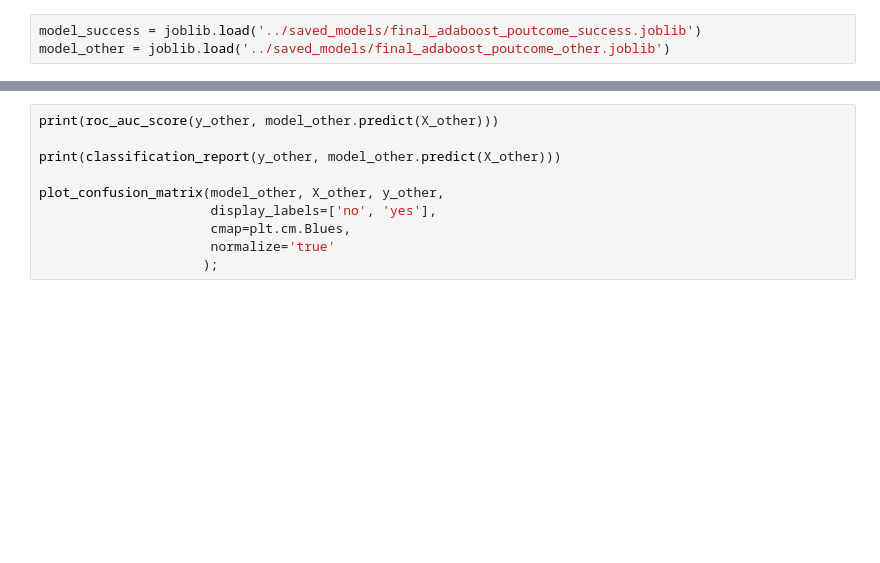
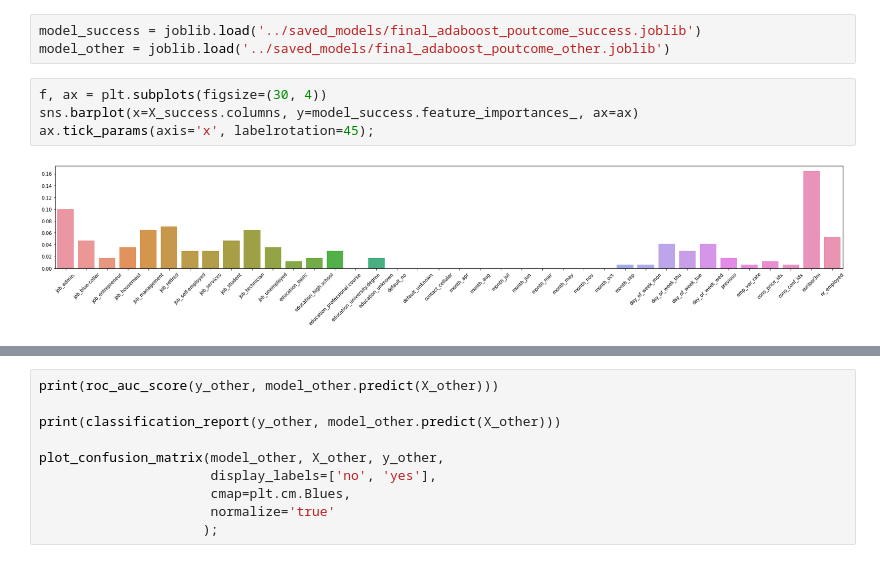
Before and after one commit to matthewswogger/Bank-Telemarketing, a Jupyter notebook: notebooks/4_gridsearch_models.ipynb, the cells around one changed output, grey strips where cells are left out. Cells and saved outputs as stored; diff of their text form; blank space fills up the shorter version.

Commit message:
graphs

```diff
--- a/notebooks/4_gridsearch_models.ipynb
+++ b/notebooks/4_gridsearch_models.ipynb
@@ -333,3 +333,9 @@ X_other.shape, y_other.shape, X_success.shape, y_success.shape
 # %%
 model_success = joblib.load('../saved_models/final_adaboost_poutcome_success.joblib')
 model_other = joblib.load('../saved_models/final_adaboost_poutcome_other.joblib')
+# %%
+f, ax = plt.subplots(figsize=(30, 4))
+sns.barplot(x=X_success.columns, y=model_success.feature_importances_, ax=ax)
+ax.tick_params(axis='x', labelrotation=45);
+# %% [output]
+[figure, added]
```
Also changed, not shown: parts of 1 cell of this notebook.
